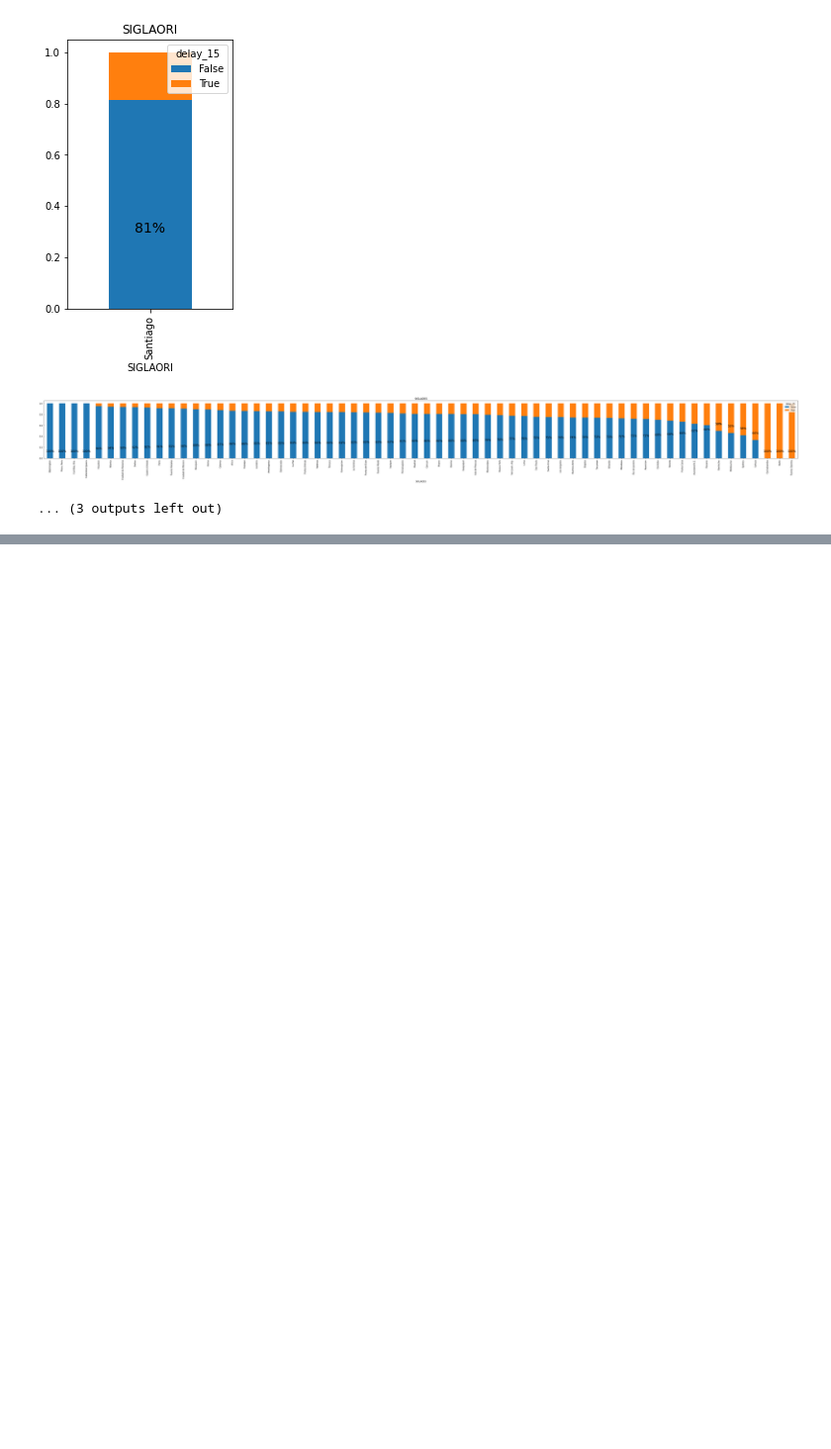
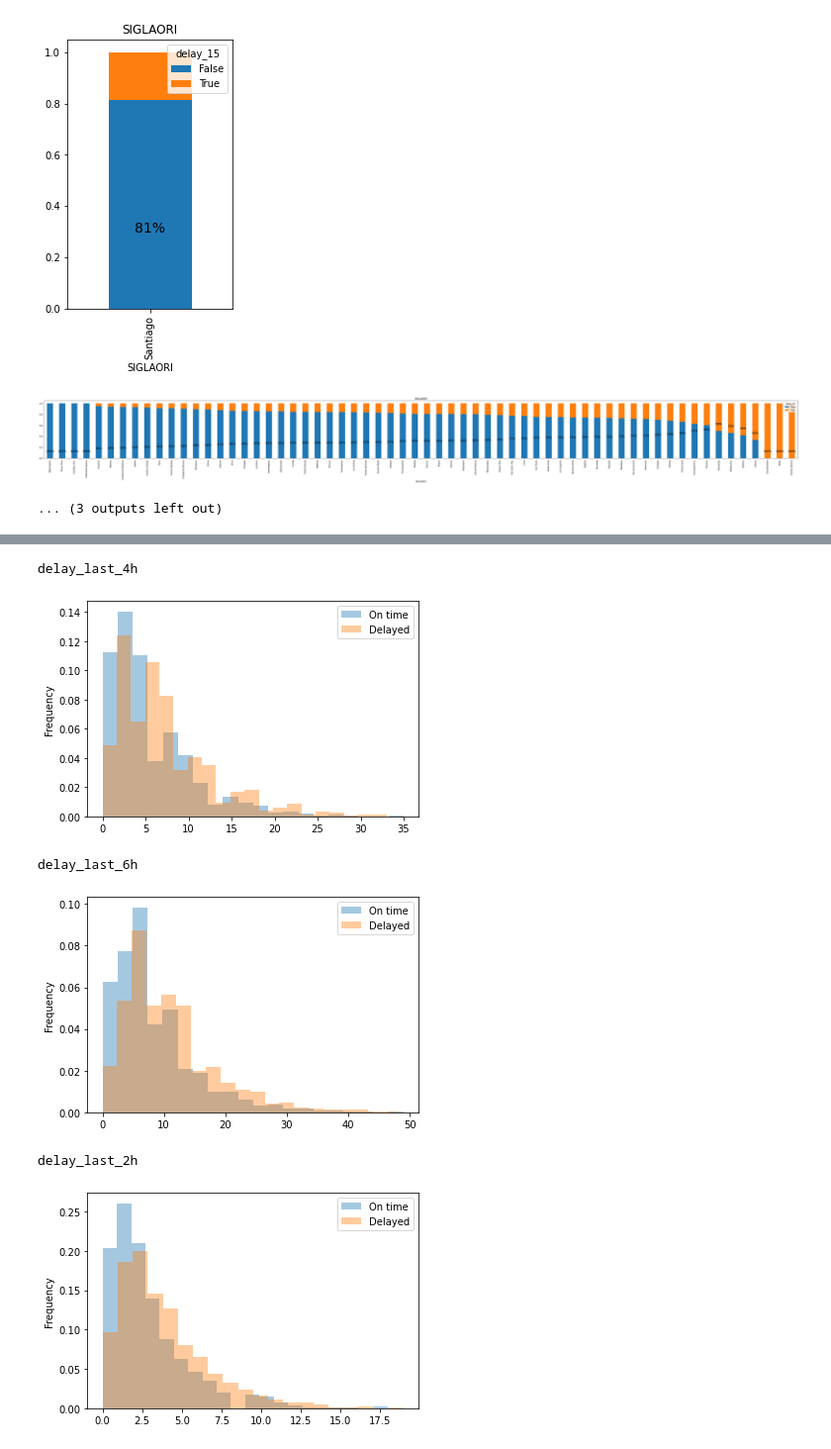
Before and after one commit to giopalmieri/dschallenge-latam, a Jupyter notebook: solution.ipynb, the cells around one changed output, grey strips where cells are left out. Shown at 99% size. Saved outputs shown, nothing was run; the diff lists cells and outputs as text; code cells hidden in the pictures; blank space fills up the shorter version.

```diff
--- a/solution.ipynb
+++ b/solution.ipynb
@@ -236,0 +369,16 @@ for var in df.columns:
+# %%
+#past flights alone has a low correlation with the output
+# if we zoom-in in the top 5 airlines with most delay, can we see the same correlation?
+for var in best_feats.head(3)['features'].values:
+    print(var)
+    df[df['OPERA'].isin(comp_delay_5)].groupby('delay_15')[var].plot.hist(bins=20,density=True,alpha=0.4) #density=True makes the same y-axis (sum is 100%)
+    plt.legend(['On time','Delayed']) # the order is False first and True after (ascending order 0>1)
+    plt.show()
+#the answer is yes, these  past delayed variables will not make significant changes on the model
+# %% [output]
+delay_last_4h
+[figure, added]
+delay_last_6h
+[figure, added]
+delay_last_2h
+[figure, added]
```
Also changed, not shown: parts of 12 cells of this notebook.
